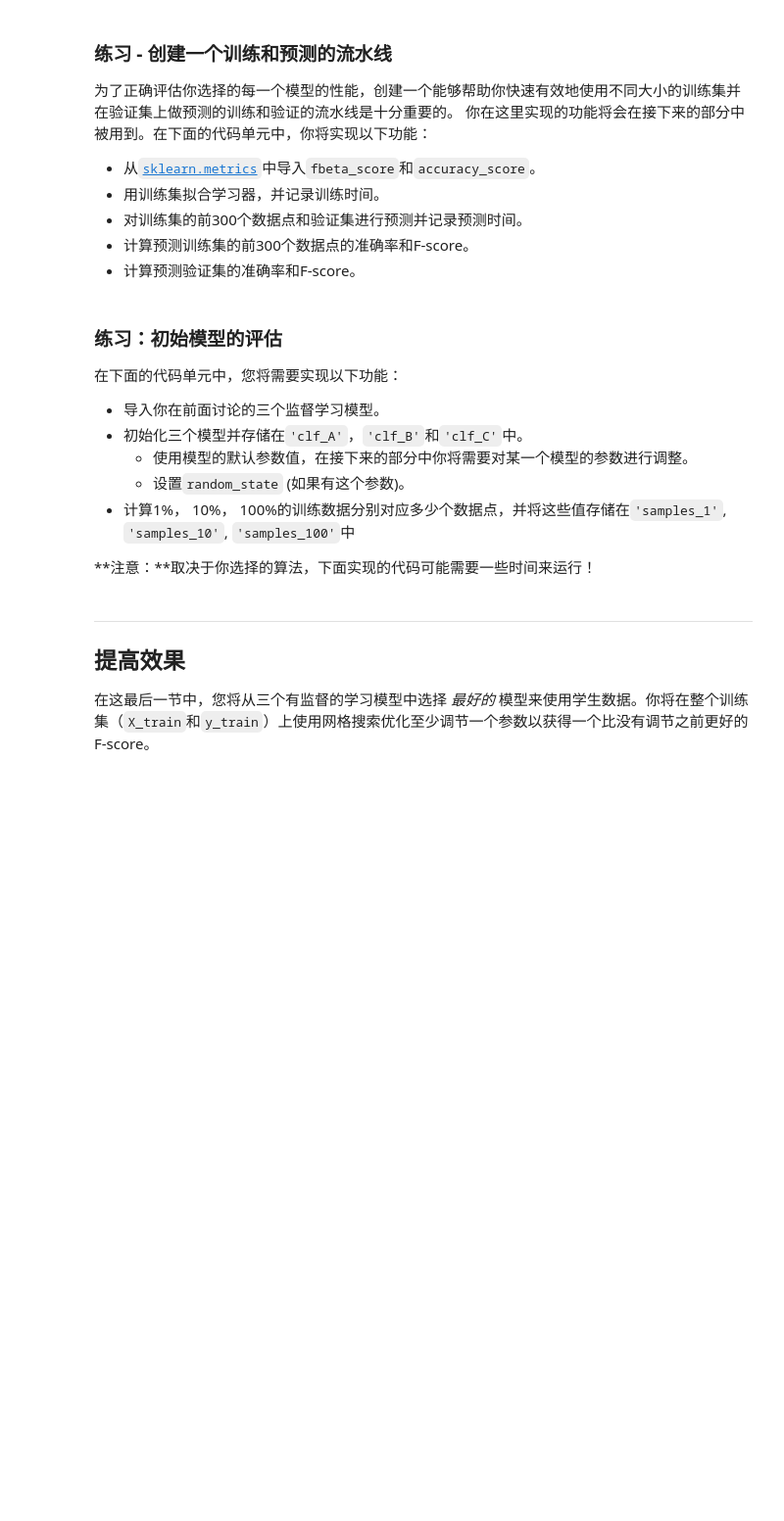
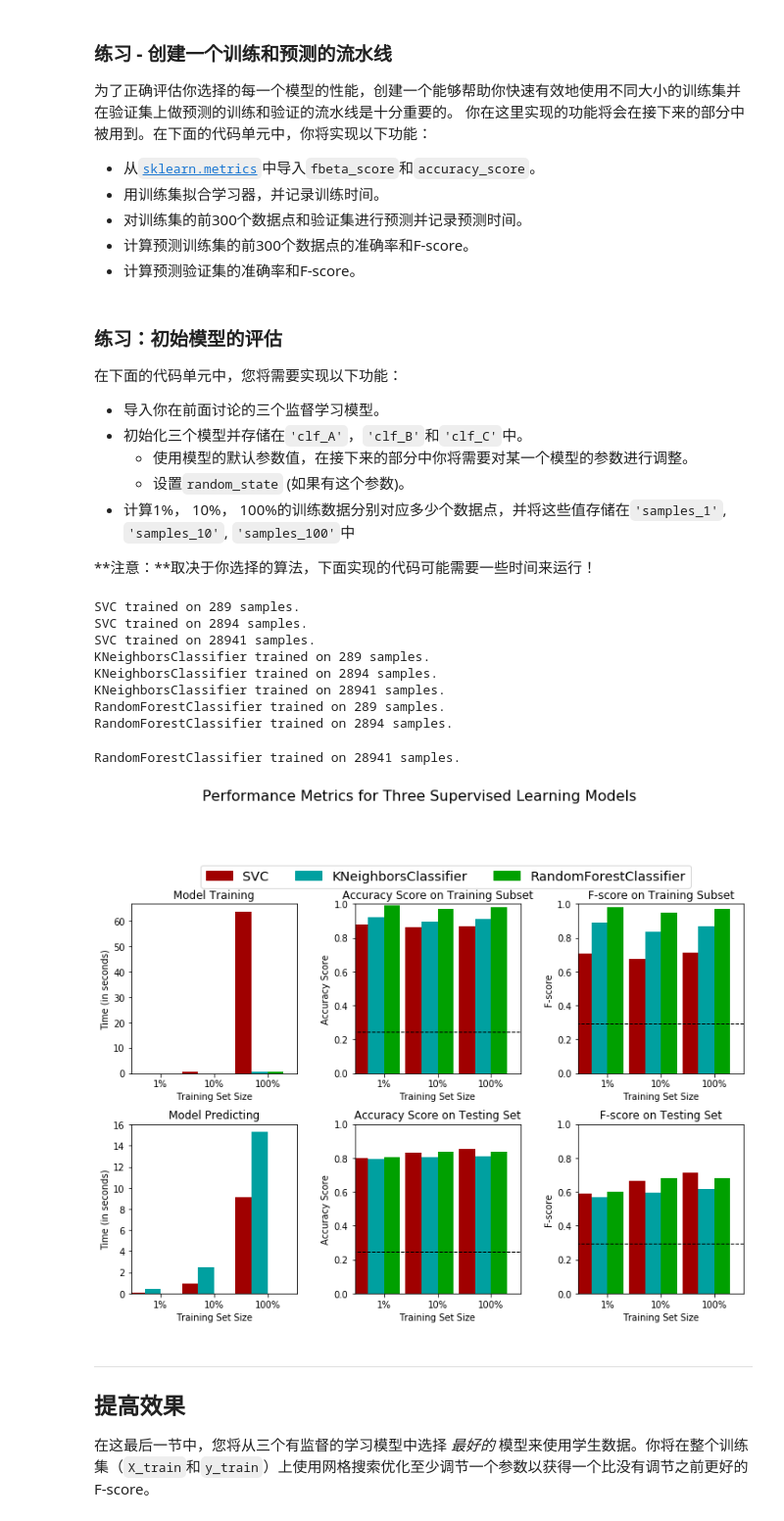
Before and after one commit to NARUTONBM/Uda-machine-learning, a Jupyter notebook: finding_donors/finding_donors.ipynb, the cells around one changed output. Shown: that part at 98% size. Drawn from its saved outputs; the diff is of its cells as text; code cells hidden in the pictures; blank space fills up the shorter version.

```diff
--- a/finding_donors/finding_donors.ipynb
+++ b/finding_donors/finding_donors.ipynb
@@ -196,18 +202,20 @@ $$ F_{\beta} = (1 + \beta^2) \cdot \frac{precision \cdot recall}{\left( \beta^2
 *如果我们选择一个无论什么情况都预测被调查者年收入大于 \$50,000 的模型，那么这个模型在**验证集上**的准确率，查准率，查全率和 F-score是多少？*
 # %%
 #不能使用scikit-learn，你需要根据公式自己实现相关计算。
-
+TP = len(y_val[y_val == 1])
+FP = len(y_val[y_val == 0])
+FN = 0
 #TODO： 计算准确率
-accuracy = None
+accuracy = TP / len(y_val)
 
 # TODO： 计算查准率 Precision
-precision = None
+precision = TP / (TP + FP)
 
 # TODO： 计算查全率 Recall
-recall = None
+recall = TP / (TP + FN)
 
 # TODO： 使用上面的公式，设置beta=0.5，计算F-score
-fscore = None
+fscore = (1 + 0.5**2) * ((precision * recall) / (0.5**2 * precision + recall))
 
 # 打印结果
 print ("Naive Predictor on validation data: \n \
@@ -328,33 +371,33 @@ def train_predict(learner, sample_size, X_train, y_train, X_val, y_val):
     # TODO：使用sample_size大小的训练数据来拟合学习器
     # TODO: Fit the learner to the training data using slicing with 'sample_size'
     start = time() # 获得程序开始时间
-    learner = None
+    learner = learner.fit(X_train[:sample_size], y_train[:sample_size])
     end = time() # 获得程序结束时间
 
     # TODO：计算训练时间
-    results['train_time'] = None
+    results['train_time'] = end - start
 
     # TODO: 得到在验证集上的预测值
     #       然后得到对前300个训练数据的预测结果
     start = time() # 获得程序开始时间
-    predictions_val = None
-    predictions_train = None
+    predictions_val = learner.predict(X_val)
+    predictions_train = learner.predict(X_train[:300])
     end = time() # 获得程序结束时间
 
     # TODO：计算预测用时
-    results['pred_time'] = None
+    results['pred_time'] = end - start
 
     # TODO：计算在最前面的300个训练数据的准确率
-    results['acc_train'] = None
+    results['acc_train'] = accuracy_score(y_train[:300], predictions_train)
 
     # TODO：计算在验证上的准确率
-    results['acc_val'] = None
+    results['acc_val'] = accuracy_score(y_val, predictions_val)
 
     # TODO：计算在最前面300个训练数据上的F-score
-    results['f_train'] = None
+    results['f_train'] = fbeta_score(y_train[:300], predictions_train, beta = 0.5)
 
     # TODO：计算验证集上的F-score
-    results['f_val'] = None
+    results['f_val'] = fbeta_score(y_val, predictions_val, beta = 0.5)
 
     # 成功
     print ("{} trained on {} samples.".format(learner.__class__.__name__, sample_size))
@@ -373,27 +416,41 @@ def train_predict(learner, sample_size, X_train, y_train, X_val, y_val):
 **注意：**取决于你选择的算法，下面实现的代码可能需要一些时间来运行！
 # %%
 # TODO：从sklearn中导入三个监督学习模型
+from sklearn.svm import SVC
+from sklearn.neighbors import KNeighborsClassifier
+from sklearn.ensemble import RandomForestClassifier
 
 # TODO：初始化三个模型
-clf_A = None
-clf_B = None
-clf_C = None
+clf_A = SVC(kernel = 'linear', random_state = 0)
+clf_B = KNeighborsClassifier(n_neighbors = 2)
+clf_C = RandomForestClassifier(random_state = 0)
 
 # TODO：计算1%， 10%， 100%的训练数据分别对应多少点
-samples_1 = None
-samples_10 = None
-samples_100 = None
+samples_1 = int( len(X_train) * 0.01 )
+samples_10 = int( len(X_train) * 0.1 )
+samples_100 = len(X_train)
 
 # 收集学习器的结果
 results = {}
 for clf in [clf_A, clf_B, clf_C]:
     clf_name = clf.__class__.__name__
     results[clf_name] = {}
     for i, samples in enumerate([samples_1, samples_10, samples_100]):
         results[clf_name][i] = train_predict(clf, samples, X_train, y_train, X_val, y_val)
 
 # 对选择的三个模型得到的评价结果进行可视化
 vs.evaluate(results, accuracy, fscore)
+# %% [output]
+SVC trained on 289 samples.
+SVC trained on 2894 samples.
+SVC trained on 28941 samples.
+KNeighborsClassifier trained on 289 samples.
+KNeighborsClassifier trained on 2894 samples.
+KNeighborsClassifier trained on 28941 samples.
+RandomForestClassifier trained on 289 samples.
+RandomForestClassifier trained on 2894 samples.
+RandomForestClassifier trained on 28941 samples.
+[figure, added]
 # %% [markdown]
 ----
 ## 提高效果
```
Also changed, not shown: parts of 24 cells of this notebook, 1 other file.
